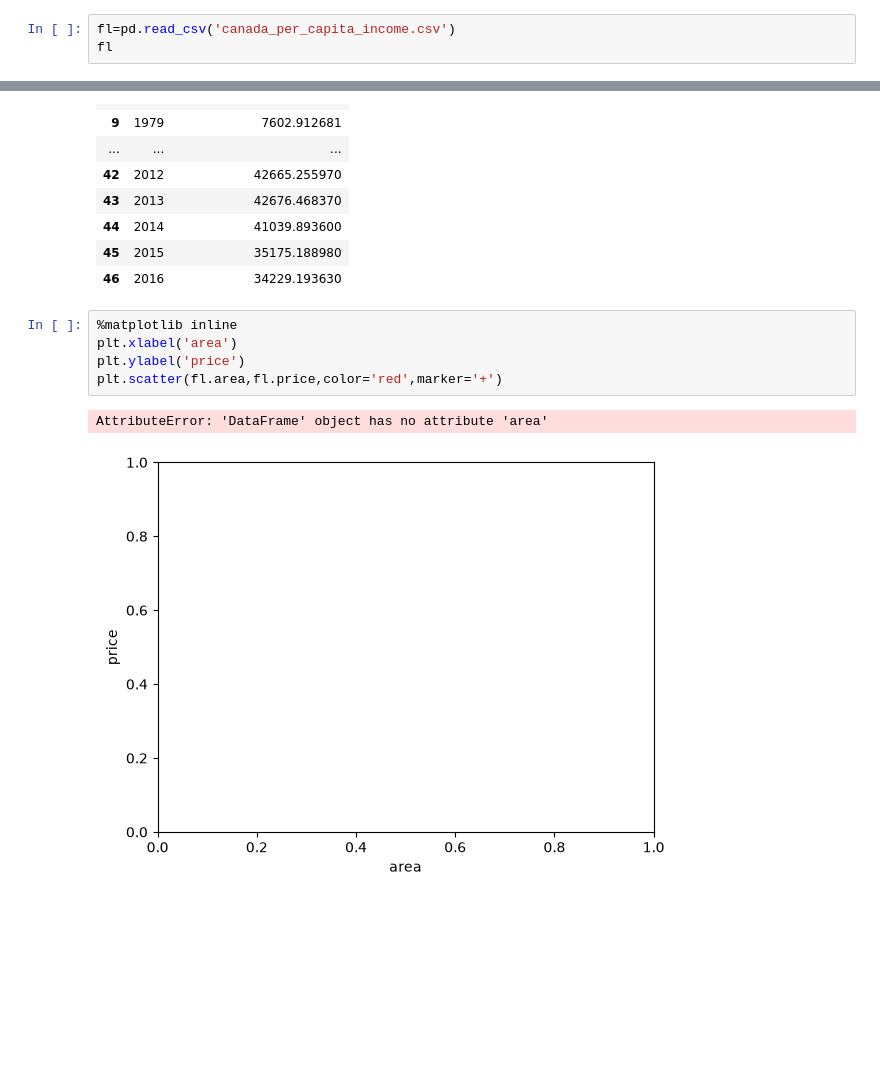
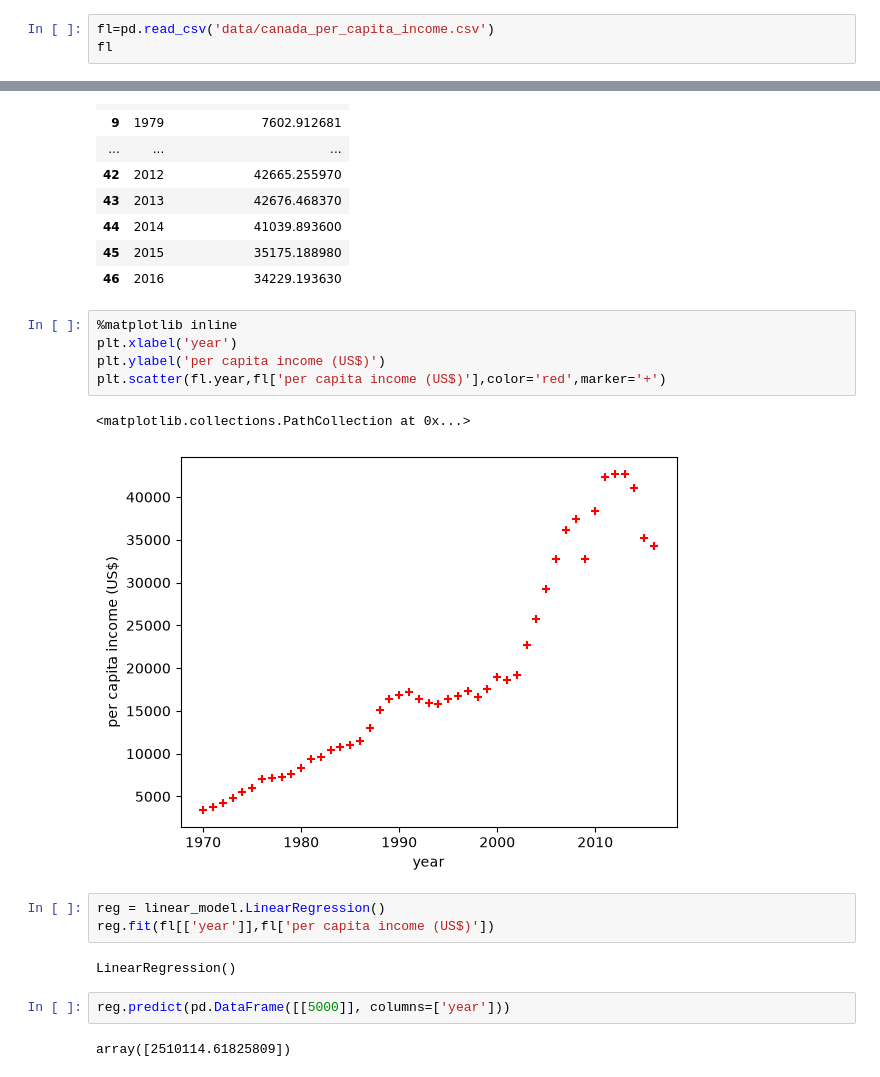
Before and after one commit to ayushx35/machine-learning, a Jupyter notebook: 1-LinearRegression-SingleVariable.ipynb, the cells around one changed output, grey strips where cells are left out. Drawn from its saved outputs; the diff is of its cells as text; blank space fills up the shorter version.

Commit message:
linearRegression predict outcome

```diff
--- a/1-LinearRegression-SingleVariable.ipynb
+++ b/1-LinearRegression-SingleVariable.ipynb
@@ -4,7 +4,7 @@ import pandas as pd
 import matplotlib.pyplot as plt
 from  sklearn import linear_model
 # %%
-fl=pd.read_csv('canada_per_capita_income.csv')
+fl=pd.read_csv('data/canada_per_capita_income.csv')
 fl
 # %% [output]
 |  | year | per capita income (US$) |
@@ -26,9 +26,18 @@ fl
 | 46 | 2016 | 34229.193630 |
 # %%
 %matplotlib inline
-plt.xlabel('area')
-plt.ylabel('price')
-plt.scatter(fl.area,fl.price,color='red',marker='+')
+plt.xlabel('year')
+plt.ylabel('per capita income (US$)')
+plt.scatter(fl.year,fl['per capita income (US$)'],color='red',marker='+')
 # %% [output]
-AttributeError: 'DataFrame' object has no attribute 'area'
+<matplotlib.collections.PathCollection at 0x...>
-[figure, old version]
+[figure, new version]
+# %%
+reg = linear_model.LinearRegression()
+reg.fit(fl[['year']],fl['per capita income (US$)'])
+# %% [output]
+LinearRegression()
+# %%
+reg.predict(pd.DataFrame([[5000]], columns=['year']))
+# %% [output]
+array([2510114.61825809])
```
